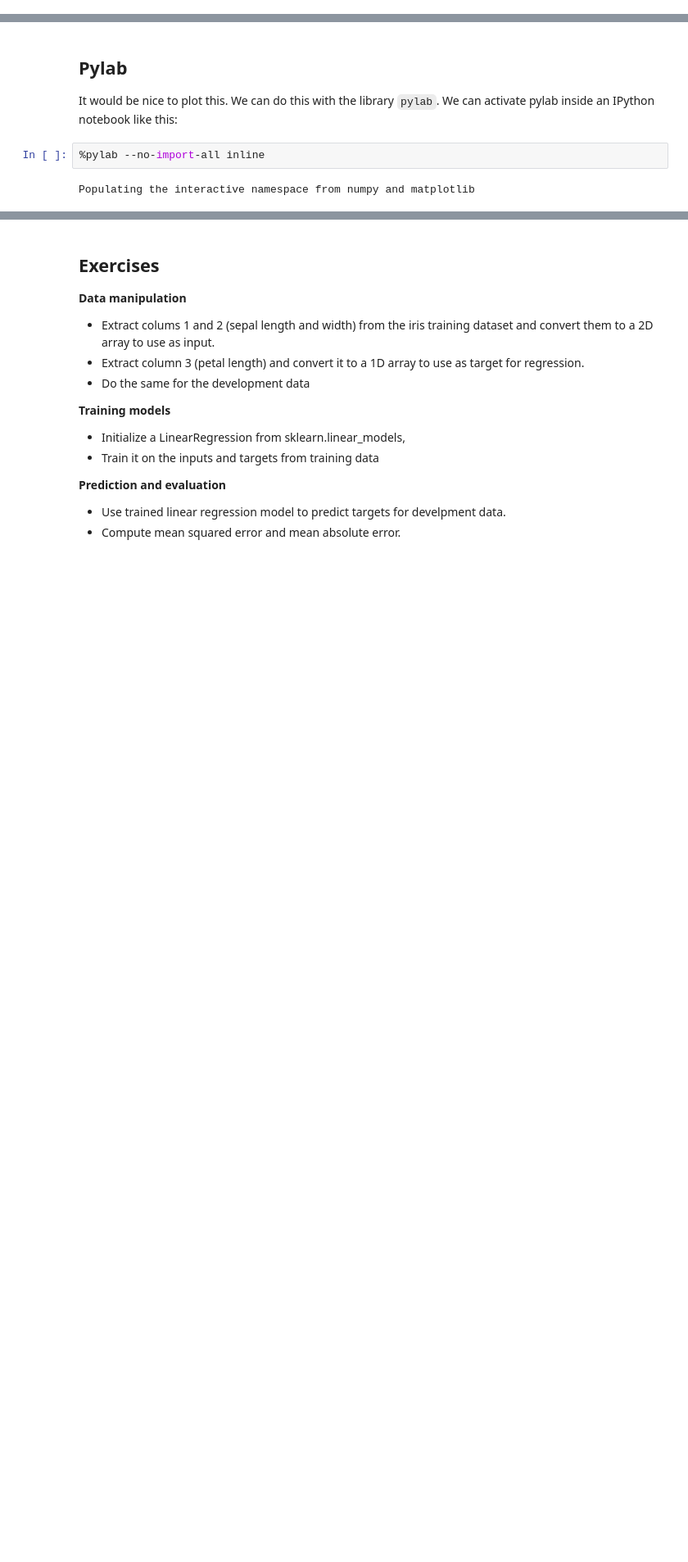
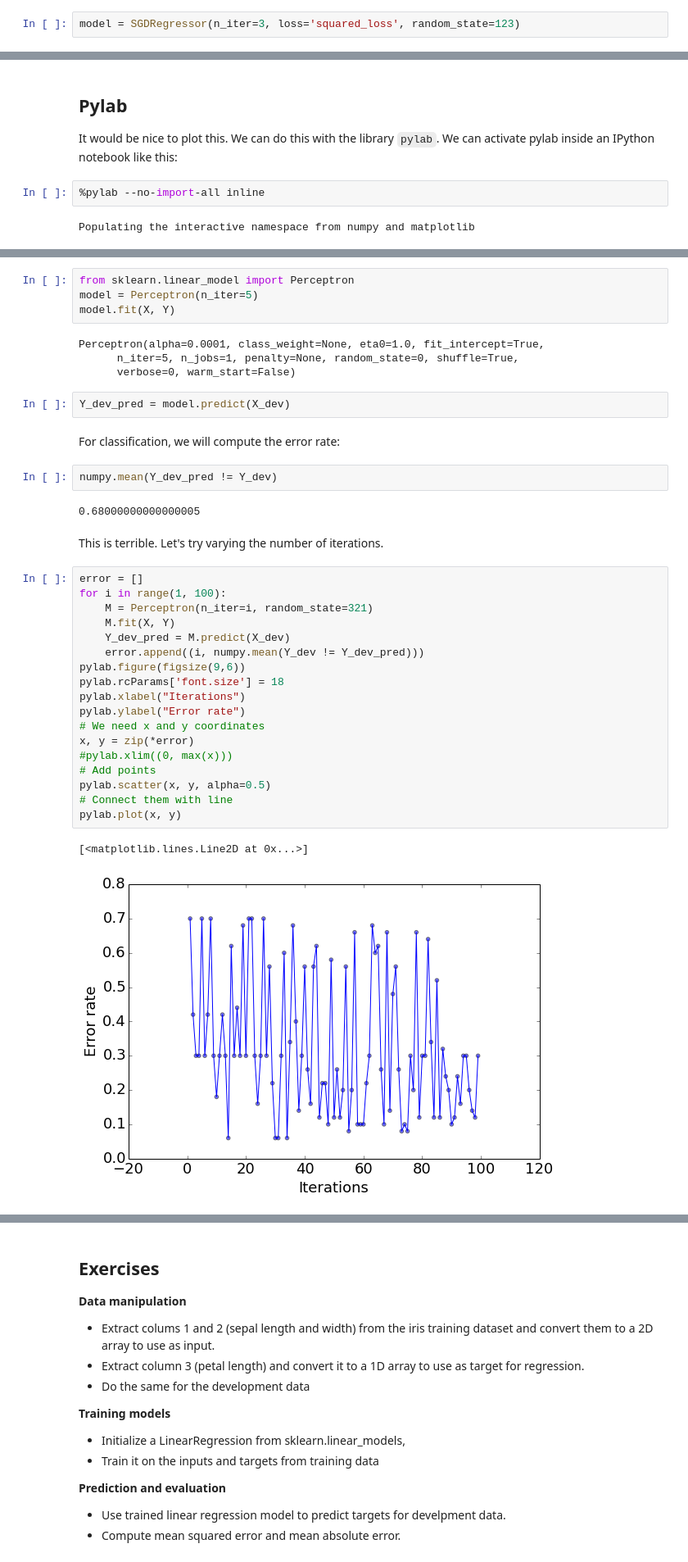
Before and after one commit to gchrupala/tutorials, a Jupyter notebook: numpy_sklearn.ipynb, the cells around one changed output, grey strips where cells are left out. Shown at 82% size. Drawn from its saved outputs; the diff is of its cells as text; blank space fills up the shorter version.

```diff
--- a/numpy_sklearn.ipynb
+++ b/numpy_sklearn.ipynb
@@ -144,2 +141,4 @@ model = Perceptron(n_iter=20)
+# %%
+model = SGDRegressor(n_iter=3, loss='squared_loss', random_state=123)
 # %% [markdown]
 Training models is done with the function `fit`. It accepts two arguments: inputs and targets.
@@ -233,0 +247,39 @@ pylab.plot(x, y, linewidth=2)
+# %%
+from sklearn.linear_model import Perceptron
+model = Perceptron(n_iter=5)
+model.fit(X, Y)
+# %% [output]
+Perceptron(alpha=0.0001, class_weight=None, eta0=1.0, fit_intercept=True,
+      n_iter=5, n_jobs=1, penalty=None, random_state=0, shuffle=True,
+      verbose=0, warm_start=False)
+# %%
+Y_dev_pred = model.predict(X_dev)
+# %% [markdown]
+For classification, we will compute the error rate:
+# %%
+numpy.mean(Y_dev_pred != Y_dev)
+# %% [output]
+0.68000000000000005
+# %% [markdown]
+This is terrible. Let's try varying the number of iterations.
+# %%
+error = []
+for i in range(1, 100):
+    M = Perceptron(n_iter=i, random_state=321)
+    M.fit(X, Y)
+    Y_dev_pred = M.predict(X_dev)
+    error.append((i, numpy.mean(Y_dev != Y_dev_pred)))
+pylab.figure(figsize(9,6))
+pylab.rcParams['font.size'] = 18
+pylab.xlabel("Iterations")
+pylab.ylabel("Error rate")
+# We need x and y coordinates
+x, y = zip(*error)
+#pylab.xlim((0, max(x)))
+# Add points
+pylab.scatter(x, y, alpha=0.5)
+# Connect them with line
+pylab.plot(x, y)
+# %% [output]
+[<matplotlib.lines.Line2D at 0x...>]
+[figure, added]
```
Also changed, not shown: parts of 29 cells of this notebook.
